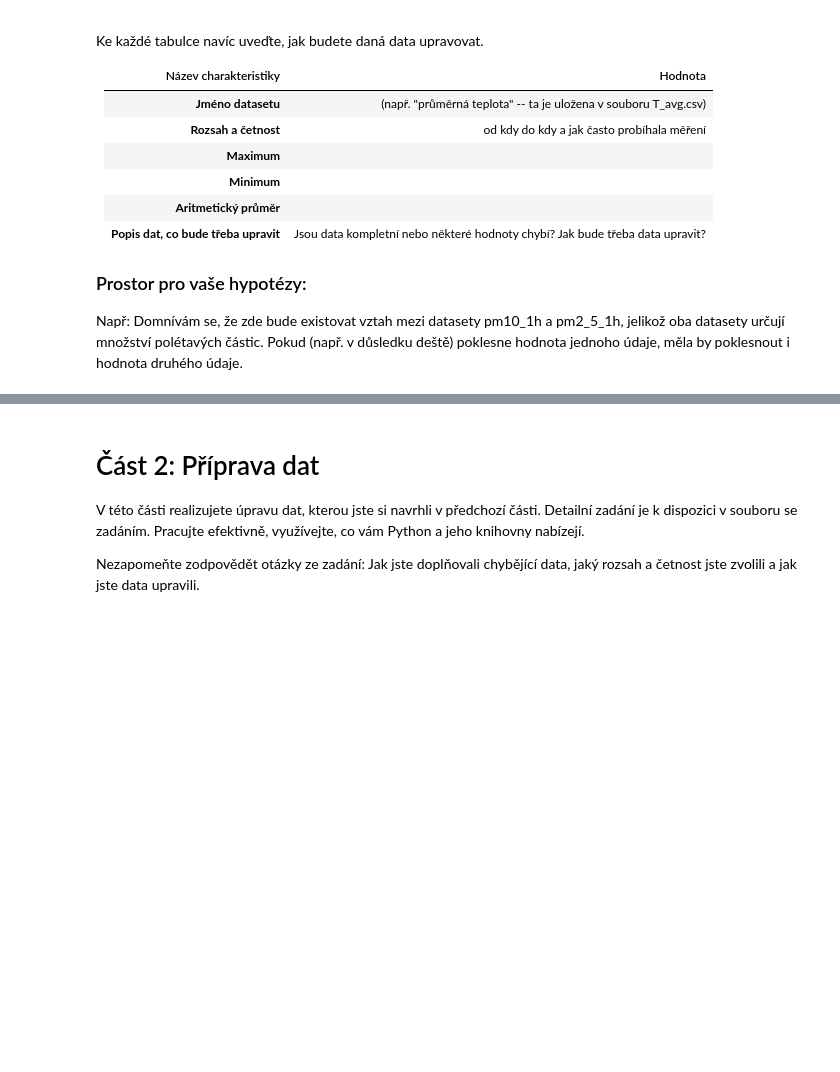
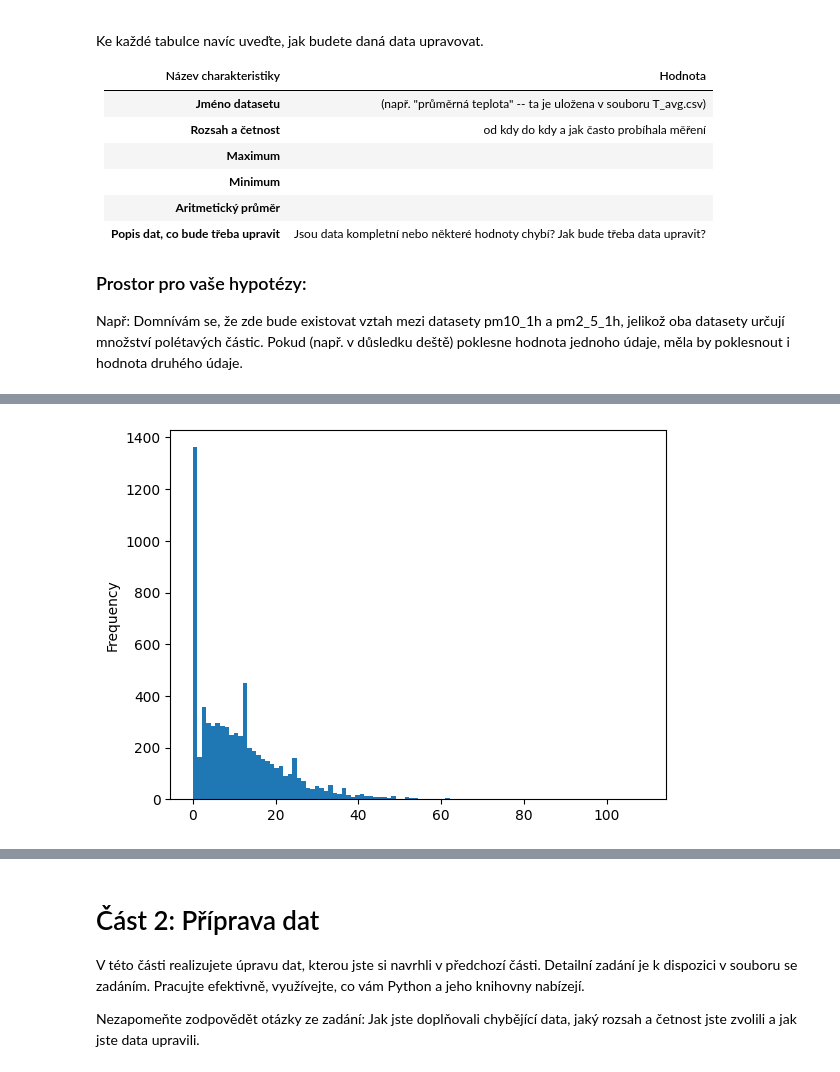
Before and after one commit to Matiak/TOI, a Jupyter notebook: TOI2023.ipynb, the cells around one changed output, grey strips where cells are left out. Drawn from its saved outputs; the diff is of its cells as text; code cells hidden in the pictures; blank space fills up the shorter version.

```diff
--- a/TOI2023.ipynb
+++ b/TOI2023.ipynb
@@ -87,0 +273,28 @@ max     2022.000000     12.000000     31.000000     30.800000
+# %%
+print("wind")
+#print(air.head())
+air_GF = air[air['name']=='Brno-Tuřany']
+del air_GF['X']
+del air_GF['Y']
+del air_GF['lat']
+del air_GF['lon']
+del air_GF['so2_1h']
+del air_GF['co_8h']
+del air_GF['pm10_24h']
+del air_GF['o3_1h']
+print("no2_1h")
+print(air_GF[air_GF['no2_1h'].isna()])
+print("pm10_1h")
+print(air_GF[air_GF['pm10_1h'].isna()])
+print("pm2_5_1h")
+print(air_GF[air_GF['pm2_5_1h'].isna()])
+print("no2_1h && pm10_1h")
+print(air_GF[air_GF[['no2_1h','pm10_1h']].isna().all(axis=1)])
+print("summary")
+print(air_GF.describe())
+#air_GF['no2_1h'].plot.hist(bins=100)
+#air_GF['pm10_1h'].plot.hist(bins=100)
+air_GF['pm2_5_1h'].plot.hist(bins=100)
+print(air_GF[['actualized']].sort_values('actualized', ascending = True).head(1))
+print(air_GF[['actualized']].sort_values(['actualized'], ascending = [False]).head(1))
+# %% [output]
@@ -87,0 +318 @@ max     2022.000000     12.000000     31.000000     30.800000
+[figure, added]
```
Also changed, not shown: parts of 13 cells of this notebook.
